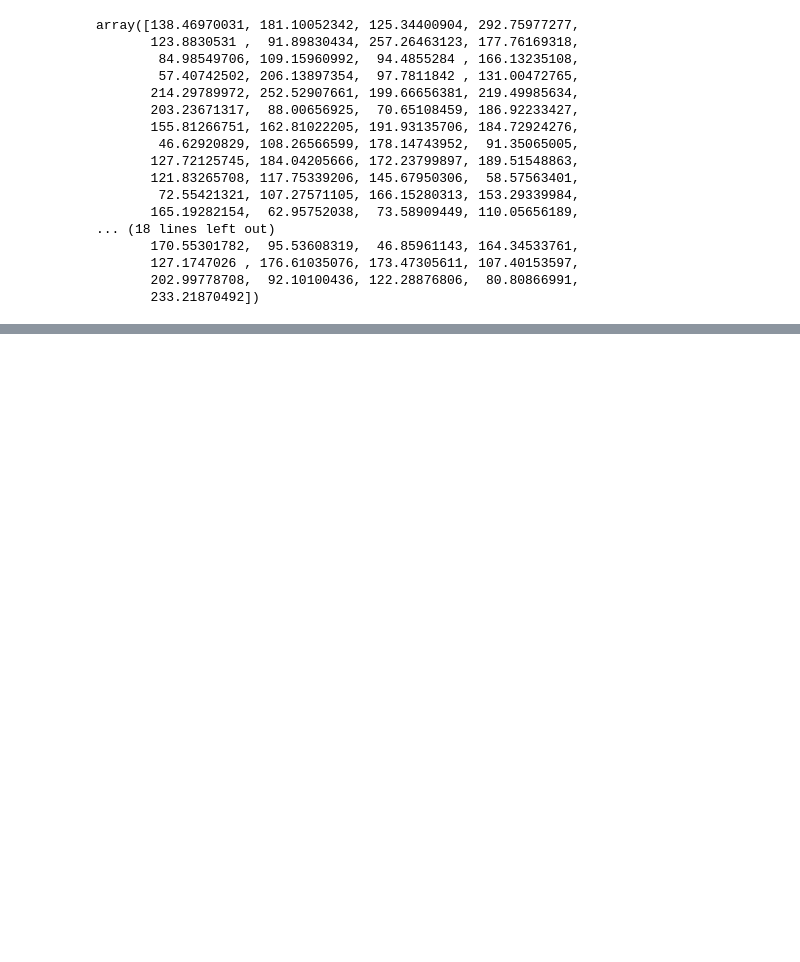
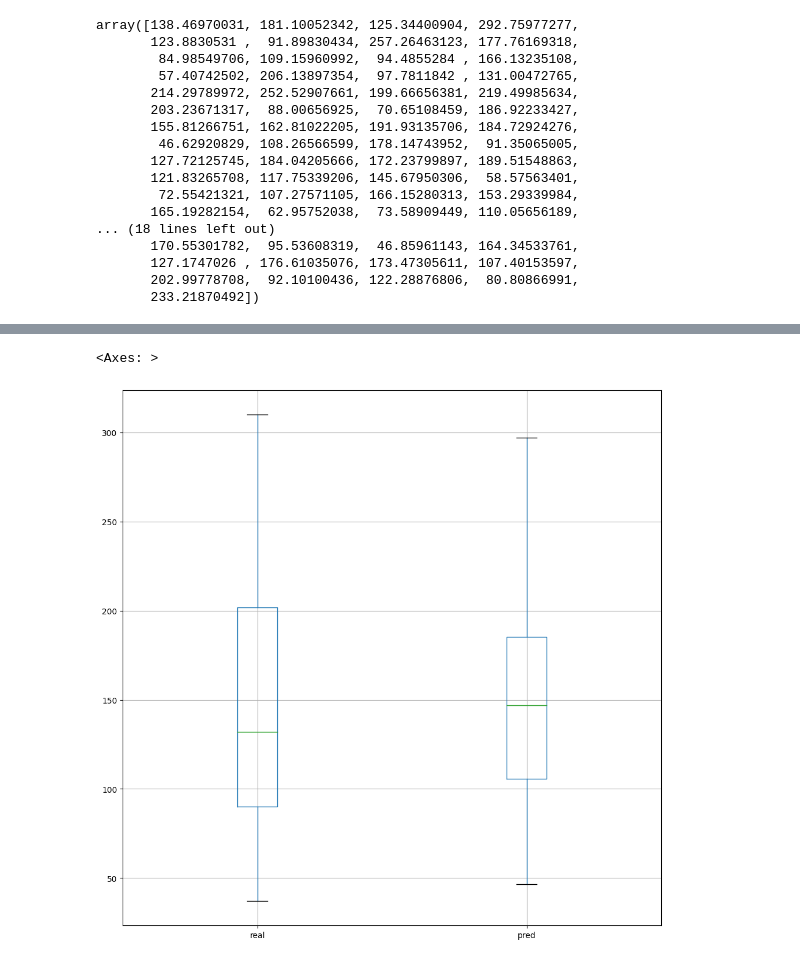
Before and after one commit to JoseJesusLaCasaNieto/Mastermind, a Jupyter notebook: Machine_Learning_I_Regression/Projects/Linear_Regression_Project.ipynb, the cells around one changed output, grey strips where cells are left out. Drawn from its saved outputs; the diff is of its cells as text; code cells hidden in the pictures; blank space fills up the shorter version.

```diff
--- a/Machine_Learning_I_Regression/Projects/Linear_Regression_Project.ipynb
+++ b/Machine_Learning_I_Regression/Projects/Linear_Regression_Project.ipynb
@@ -382,0 +443,5 @@ array([138.46970031, 181.10052342, 125.34400904, 292.75977277,
+# %%
+results.drop('residual', axis=1).boxplot(figsize=(12, 12))
+# %% [output]
+<Axes: >
+[figure, added]
```
Also changed, not shown: parts of 9 cells of this notebook.
